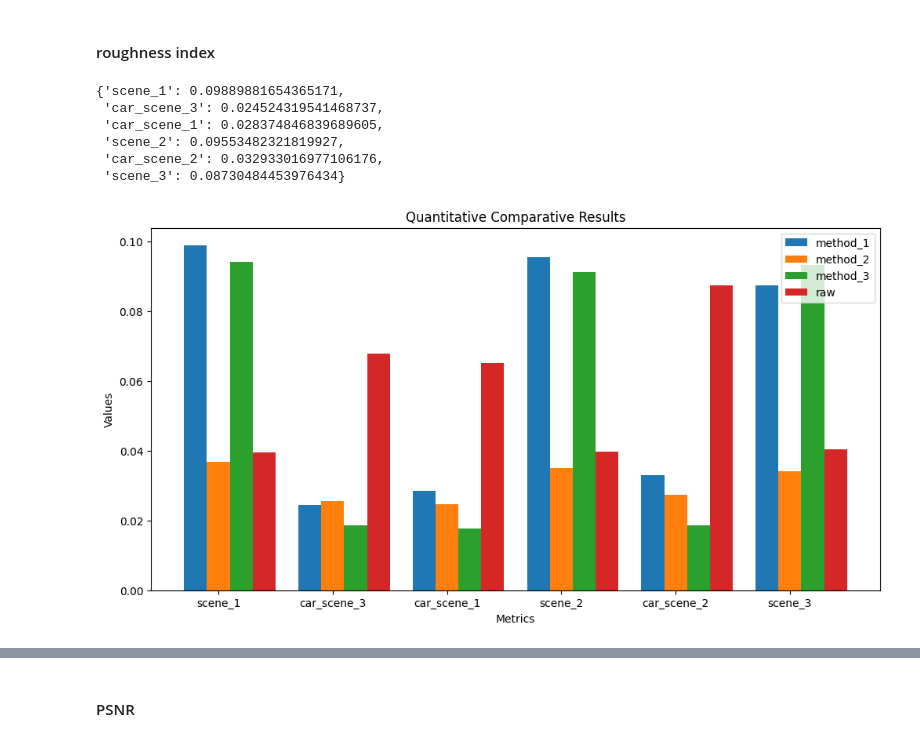
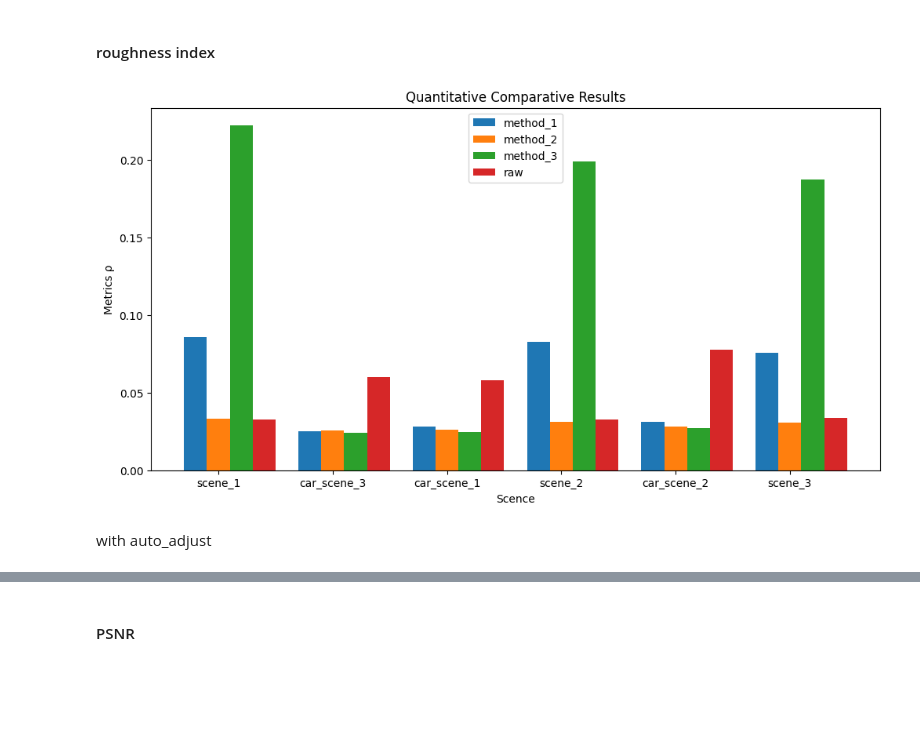
Before and after one commit to ThangVuH/M1_S8_dataChallenge_24, a Jupyter notebook: code/test_and_replications/data_manipulation.ipynb, the cells around one changed output, grey strips where cells are left out. Cells and saved outputs as stored; diff of their text form; code cells hidden in the pictures; blank space fills up the shorter version.

Commit message:
metric for feature_ratio

```diff
--- a/code/test_and_replications/data_manipulation.ipynb
+++ b/code/test_and_replications/data_manipulation.ipynb
@@ -221,7 +221,8 @@ from scipy.signal import convolve2d
 
 def calculate_roughness_index(image):
     # Define horizontal and vertical masks
-    v1 = np.array([[1, -1]])
+    v1 = np.array([[1], [-1]])
+    v1 = np.array([[1], [-1]])
     v2 = np.array([[1, -1]])
 
     # Perform discrete convolutions
@@ -237,21 +238,11 @@ def calculate_roughness_index(image):
     roughness_index = (norm_conv_v1 + norm_conv_v2) / norm_image
 
     return roughness_index
-# %%
-metric_method1 = single_metrics_loop_(data,"method_1", calculate_roughness_index, -15)
-metric_method1
-# %% [output]
-{'scene_1': 0.09889881654365171,
- 'car_scene_3': 0.024524319541468737,
- 'car_scene_1': 0.028374846839689605,
- 'scene_2': 0.09553482321819927,
- 'car_scene_2': 0.032933016977106176,
- 'scene_3': 0.08730484453976434}
 # %%
-metric_method1 = single_metrics_loop_(data,"method_1", calculate_roughness_index, -15)
-metric_method2 = single_metrics_loop_(data,"method_2", calculate_roughness_index, -15)
-metric_method3 = single_metrics_loop_(data,"method_3", calculate_roughness_index, -15)
-metric_raw = single_metrics_loop_(data,"raw", calculate_roughness_index, -15)
+metric_method1 = single_metrics_loop_(data,"method_1", calculate_roughness_index, -1)
+metric_method2 = single_metrics_loop_(data,"method_2", calculate_roughness_index, -1)
+metric_method3 = single_metrics_loop_(data,"method_3", calculate_roughness_index, -1)
+metric_raw = single_metrics_loop_(data,"raw", calculate_roughness_index, -1)
 total_method = [metric_method1,metric_method2,metric_method3,metric_raw]
 #=====
 regrouped ={}
@@ -264,33 +255,35 @@ for key2 in level_two_keys:
 #=====
 
 methods = level_one_keys
 metrics = regrouped
 metrics_df = pd.DataFrame(regrouped, index=methods)
 metrics_df.columns = ['scene_1', 'scene_2', 'scene_3', 'car_scene_1', 'car_scene_2', 'car_scene_3']
 #=====
 n_metrics = len(metrics)
 n_methods = len(methods)
 
 # Define the bar width
 bar_width = 0.2
 fig, ax = plt.subplots(figsize=(12, 6))
 index = np.arange(n_metrics)
 
 # Plot each method's metrics
 for i, method in enumerate(methods):
     plt.bar(index + i * bar_width, metrics_df.loc[method], bar_width, label=method)
 
 # Add some text for labels, title and axes ticks
-ax.set_xlabel('Metrics')
-ax.set_ylabel('Values')
+ax.set_xlabel('Scence')
+ax.set_ylabel('Metrics ρ')
 ax.set_title('Quantitative Comparative Results')
 ax.set_xticks(index + bar_width)
 ax.set_xticklabels(metrics.keys())
 
 # Add legend
 ax.legend()
 
 # Show plot
 plt.show()
 # %% [output]
-[figure, old version]
+[figure, new version]
+# %% [markdown]
+with auto_adjust
```
Also changed, not shown: parts of 13 cells of this notebook.
